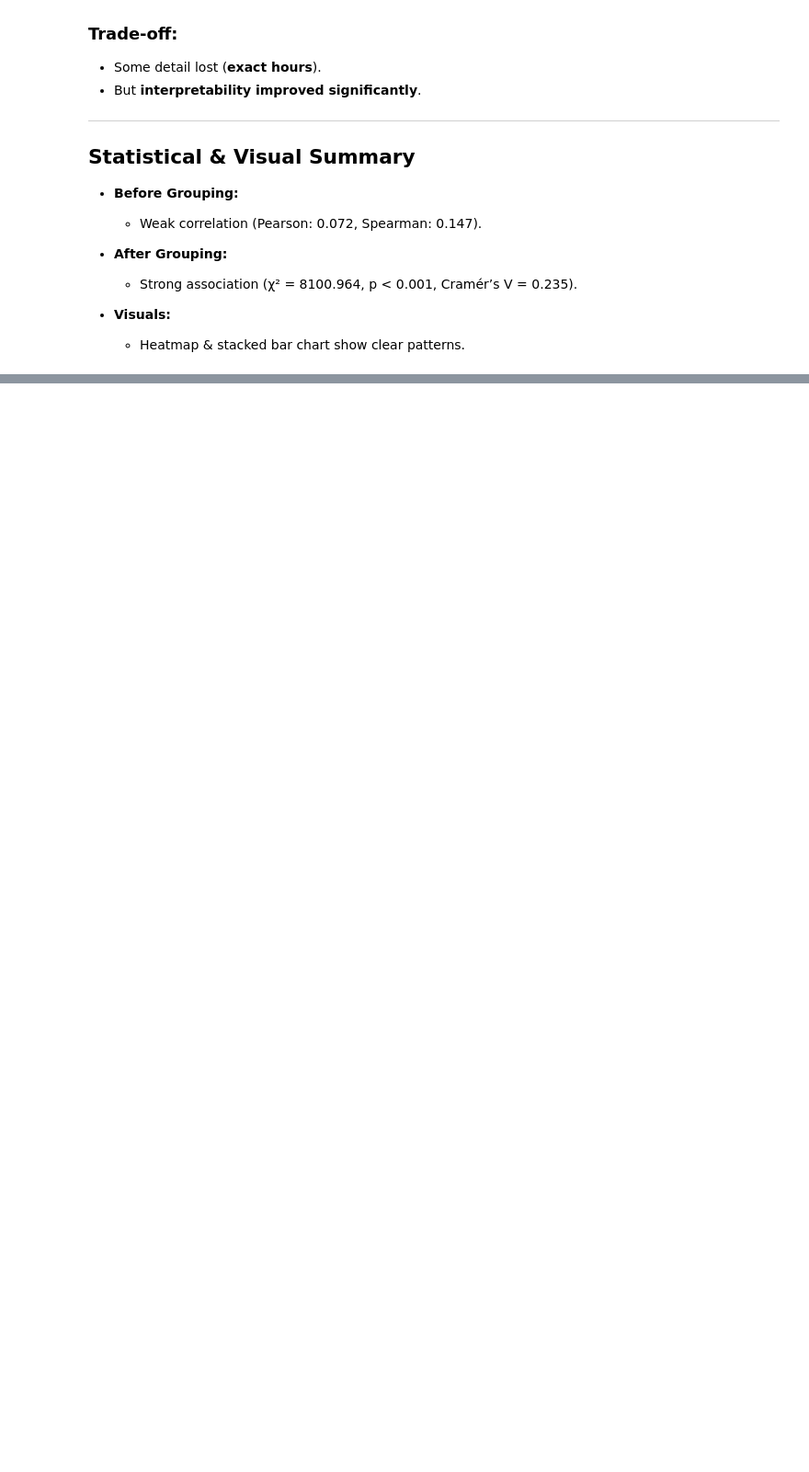
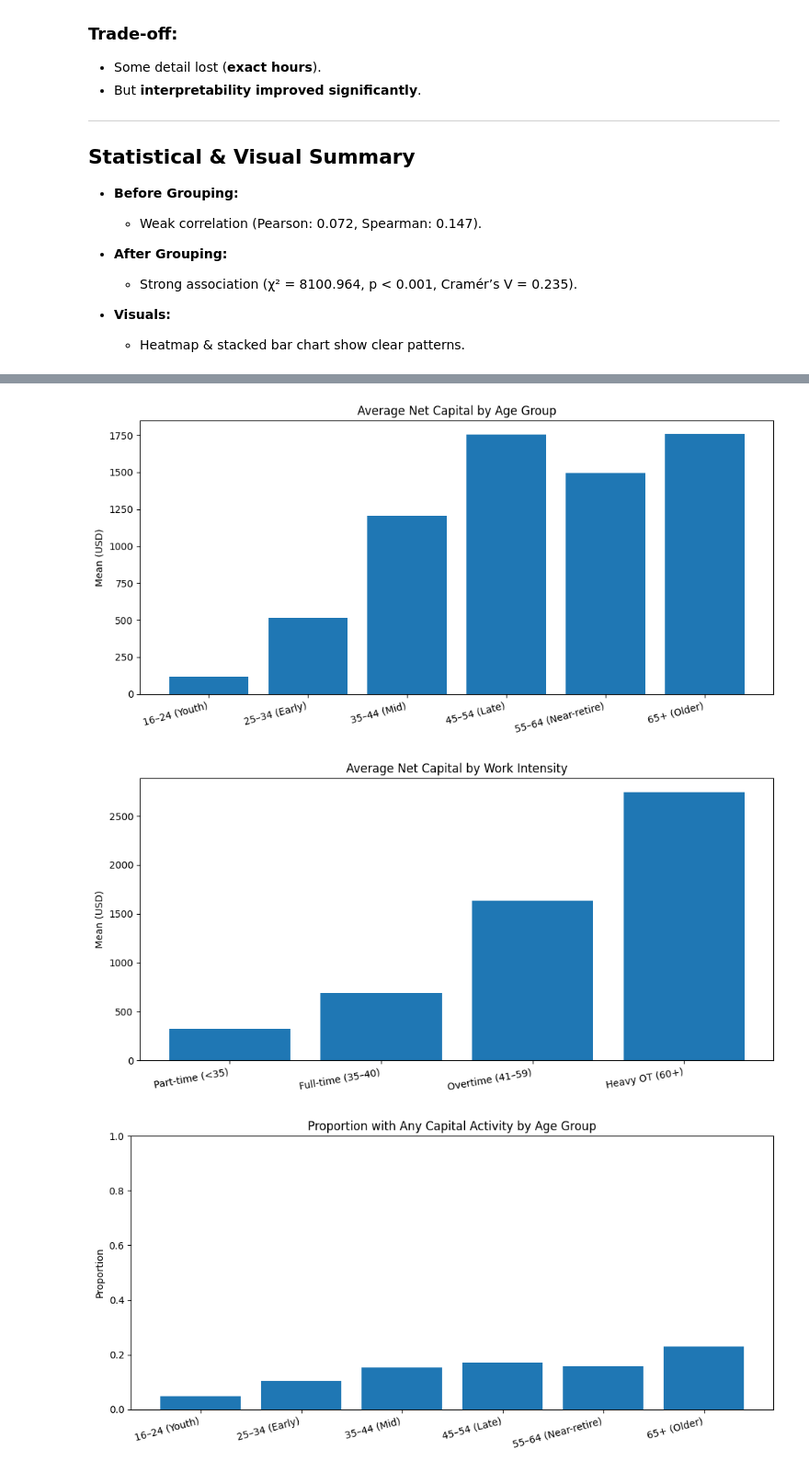
Before and after one commit to shaoncvit/DA-1, a Jupyter notebook: Assignment-1/q1.ipynb, the cells around one changed output, grey strips where cells are left out. Shown at 92% size. Drawn from its saved outputs; the diff is of its cells as text; code cells hidden in the pictures; blank space fills up the shorter version.

```diff
--- a/Assignment-1/q1.ipynb
+++ b/Assignment-1/q1.ipynb
@@ -528,0 +643,18 @@ Cramér's V = 0.235  (0.1≈small, 0.3≈medium, 0.5≈large)
+# %%
+def group_summary(df, by):
+    g = df.groupby(by, observed=True)
+    out = pd.DataFrame({
+        "Count": g.size(),
+        "Avg_Net_Capital": g["Net_Capital"].mean().round(2),
+        "Median_Net_Capital": g["Net_Capital"].median().round(2),
+        "Prop_Any_Capital": g["Any_Capital_Activity"].mean().round(3)
+    })
+    return out
+
+age_summary  = group_summary(df, "Age_Group").reindex(age_labels)
+work_summary = group_summary(df, "Work_Intensity").reindex(work_labels)
+
+print("By Age Group:")
+display(age_summary)
+print("By Work Intensity:")
+display(work_summary)
@@ -528,0 +685,44 @@ Cramér's V = 0.235  (0.1≈small, 0.3≈medium, 0.5≈large)
+# %%
+# --- avg net capital bars ---
+plt.figure(figsize=(10,5))
+plt.bar(age_summary.index.astype(str), age_summary["Avg_Net_Capital"])
+plt.title("Average Net Capital by Age Group")
+plt.ylabel("Mean (USD)"); plt.xticks(rotation=15, ha="right"); plt.tight_layout()
+plt.savefig(export_dir / "avg_net_by_age.png", dpi=200); plt.show()
+
+plt.figure(figsize=(10,5))
+plt.bar(work_summary.index.astype(str), work_summary["Avg_Net_Capital"])
+plt.title("Average Net Capital by Work Intensity")
+plt.ylabel("Mean (USD)"); plt.xticks(rotation=10, ha="right"); plt.tight_layout()
+plt.savefig(export_dir / "avg_net_by_work.png", dpi=200); plt.show()
+
+# --- proportion any activity bars ---
+plt.figure(figsize=(10,5))
+plt.bar(age_summary.index.astype(str), age_summary["Prop_Any_Capital"])
+plt.title("Proportion with Any Capital Activity by Age Group")
+plt.ylabel("Proportion"); plt.xticks(rotation=15, ha="right"); plt.ylim(0,1); plt.tight_layout()
+plt.savefig(export_dir / "prop_any_by_age.png", dpi=200); plt.show()
+
+plt.figure(figsize=(10,5))
+plt.bar(work_summary.index.astype(str), work_summary["Prop_Any_Capital"])
+plt.title("Proportion with Any Capital Activity by Work Intensity")
+plt.ylabel("Proportion"); plt.xticks(rotation=10, ha="right"); plt.ylim(0,1); plt.tight_layout()
+plt.savefig(export_dir / "prop_any_by_work.png", dpi=200); plt.show()
+
+# --- heatmap of mean net capital across Age x Work ---
+pivot_mean = df.pivot_table(index="Age_Group", columns="Work_Intensity",
+                            values="Net_Capital", aggfunc="mean").reindex(index=age_labels, columns=work_labels)
+
+plt.figure(figsize=(8,5))
+plt.imshow(pivot_mean.values, aspect="auto")
+plt.title("Mean Net Capital by Age Group × Work Intensity")
+plt.xlabel("Work Intensity"); plt.ylabel("Age Group")
+plt.colorbar(label="Mean Net Capital (USD)")
+plt.xticks(ticks=np.arange(len(work_labels)), labels=work_labels, rotation=10, ha="right")
+plt.yticks(ticks=np.arange(len(age_labels)), labels=age_labels)
+plt.tight_layout()
+plt.savefig(export_dir / "heatmap_mean_net_age_work.png", dpi=200); plt.show()
+# %% [output]
+[figure, added]
+[figure, added]
+[figure, added]
```
Also changed, not shown: parts of 11 cells of this notebook.
